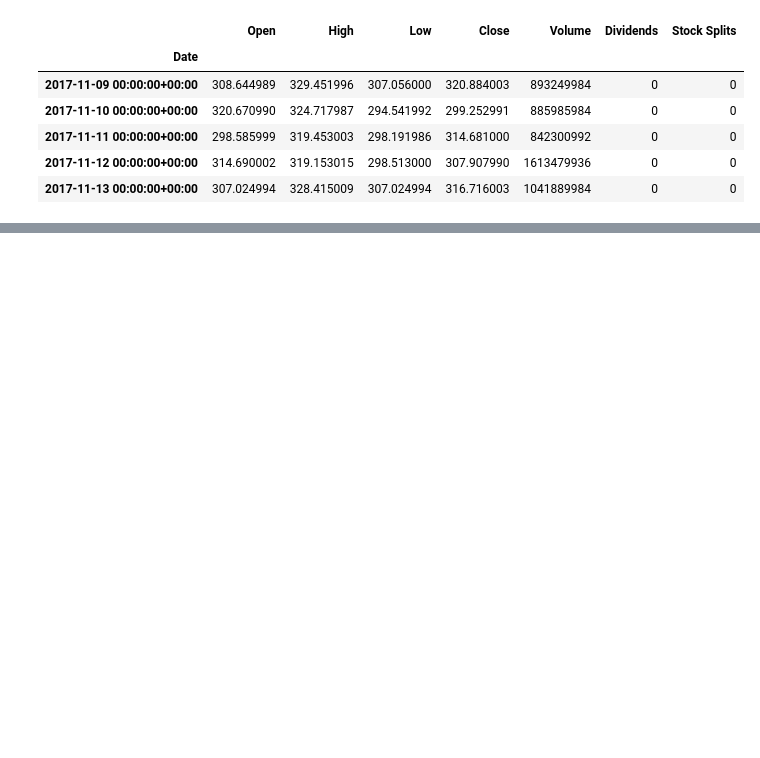
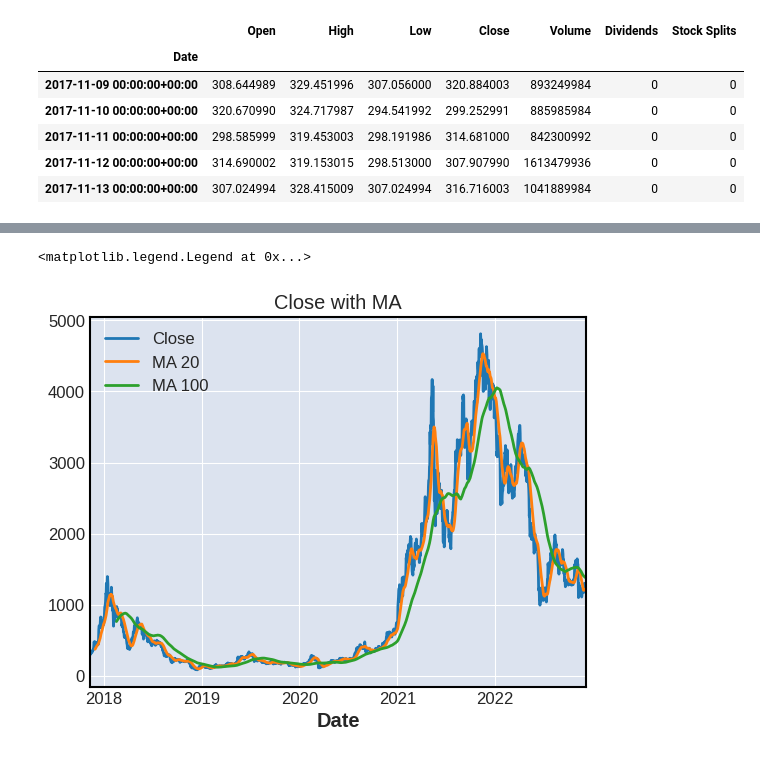
Before and after one commit to pattanps/ppm2-ML-AI-course, a Jupyter notebook: ppm2ml_finance.ipynb, the cells around one changed output, grey strips where cells are left out. Saved outputs shown, nothing was run; the diff lists cells and outputs as text; code cells hidden in the pictures; blank space fills up the shorter version.

```diff
--- a/ppm2ml_finance.ipynb
+++ b/ppm2ml_finance.ipynb
@@ -98,0 +109,8 @@ mpf.plot(fdata,type='line')
+# %%
+chart = fdata['Close'].plot(title="Close with MA", label = "Close")
+fdata['MovingAverage 20'].plot(fig=chart, label = "MA 20")
+fdata['MovingAverage 100'].plot(fig=chart, label = "MA 100")
+chart.legend()
+# %% [output]
+<matplotlib.legend.Legend at 0x...>
+[figure, added]
```
Also changed, not shown: parts of 10 cells of this notebook.
